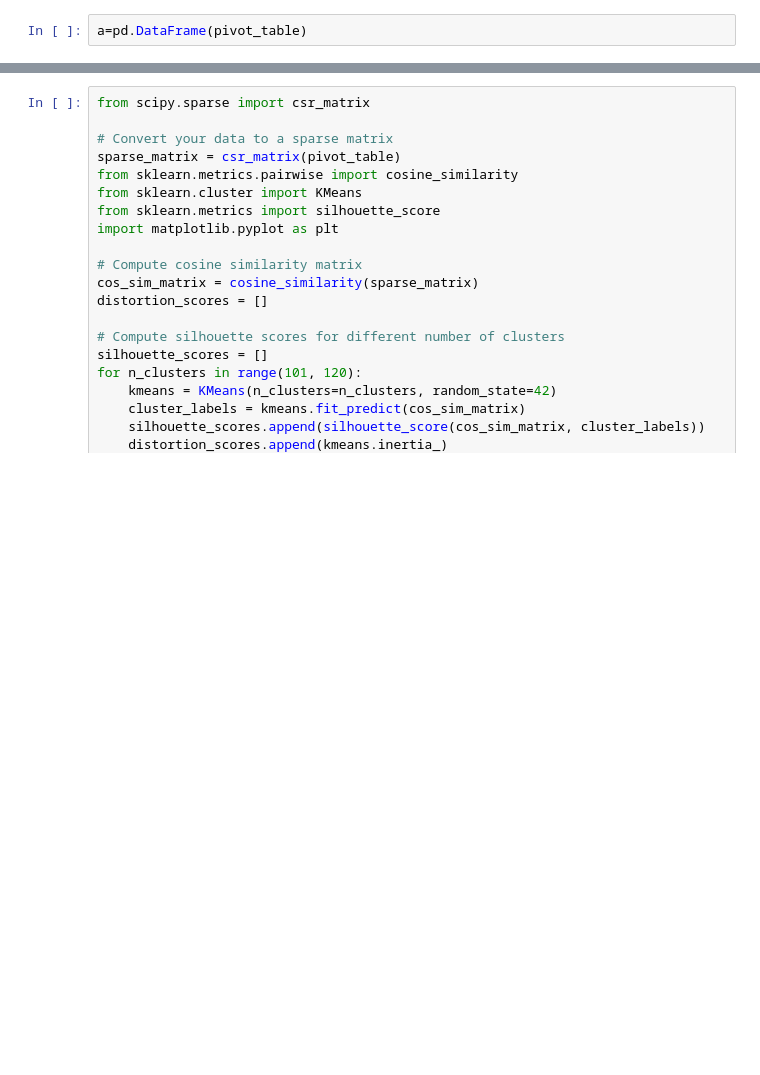
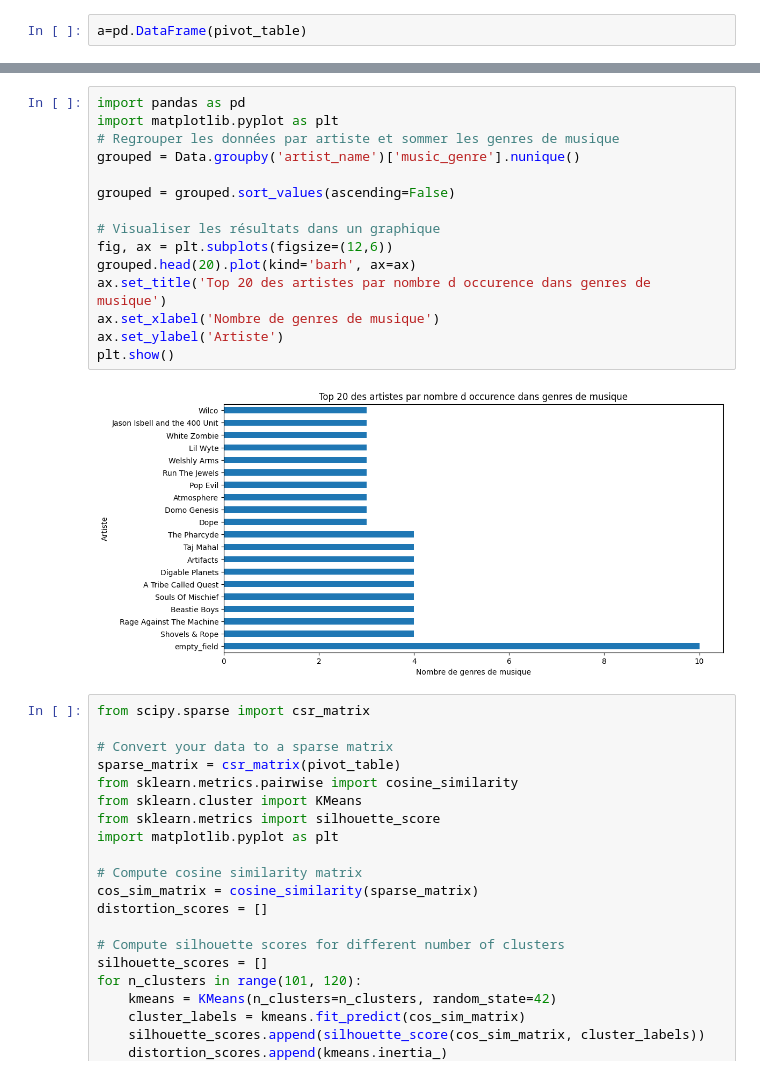
Before and after one commit to bileldhambri/DS-Project-Music-Classification, a Jupyter notebook: Binary classification_3.ipynb, the cells around one changed output, grey strips where cells are left out. Drawn from its saved outputs; the diff is of its cells as text; blank space fills up the shorter version.

```diff
--- a/Binary classification_3.ipynb
+++ b/Binary classification_3.ipynb
@@ -93,4 +81,21 @@ dtypes: float64(12), int64(1), object(5)
 memory usage: 7.2+ MB
+# %%
+import pandas as pd
+import matplotlib.pyplot as plt
+# Regrouper les données par artiste et sommer les genres de musique
+grouped = Data.groupby('artist_name')['music_genre'].nunique()
+
+grouped = grouped.sort_values(ascending=False)
+
+# Visualiser les résultats dans un graphique
+fig, ax = plt.subplots(figsize=(12,6))
+grouped.head(20).plot(kind='barh', ax=ax)
+ax.set_title('Top 20 des artistes par nombre d occurence dans genres de musique')
+ax.set_xlabel('Nombre de genres de musique')
+ax.set_ylabel('Artiste')
+plt.show()
+# %% [output]
+[figure, added]
 # %%
 from scipy.sparse import csr_matrix
 
```
Also changed, not shown: parts of 35 cells of this notebook, 1 other file.
